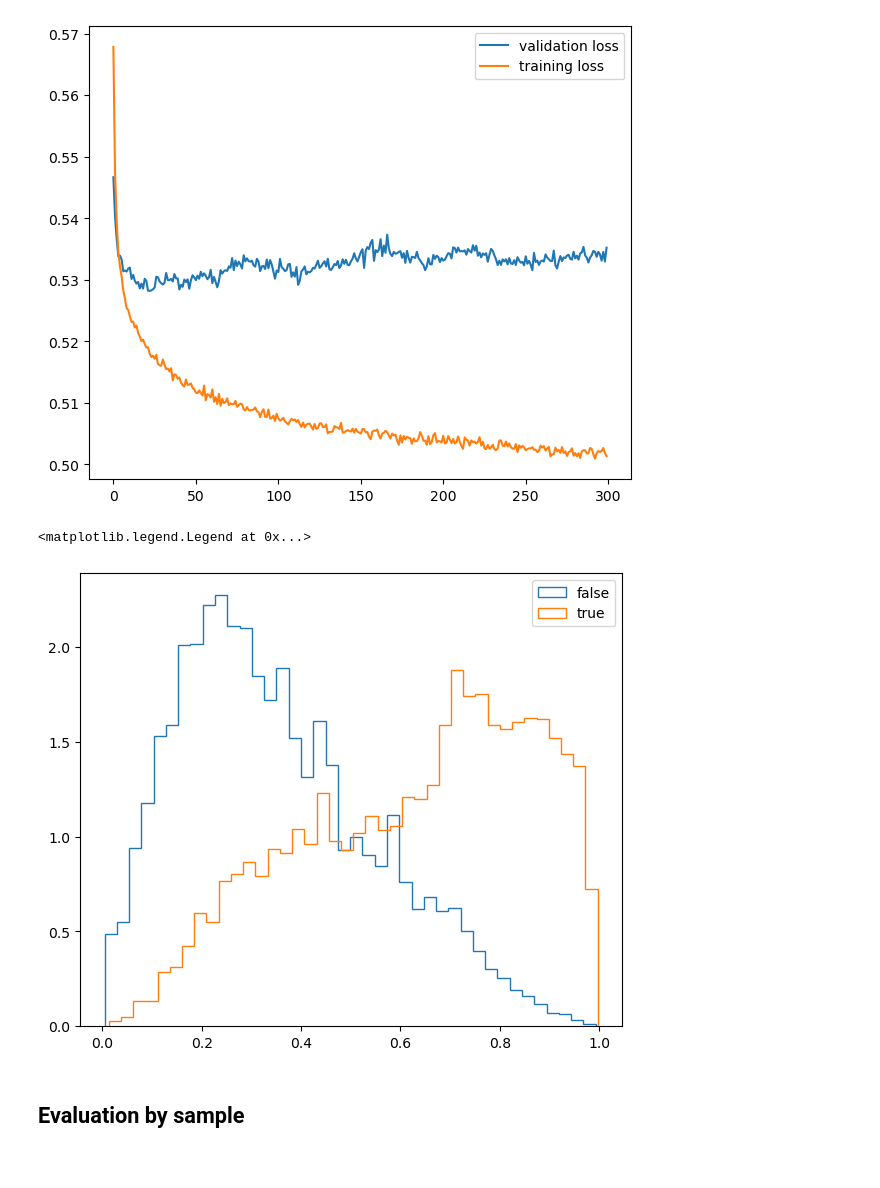
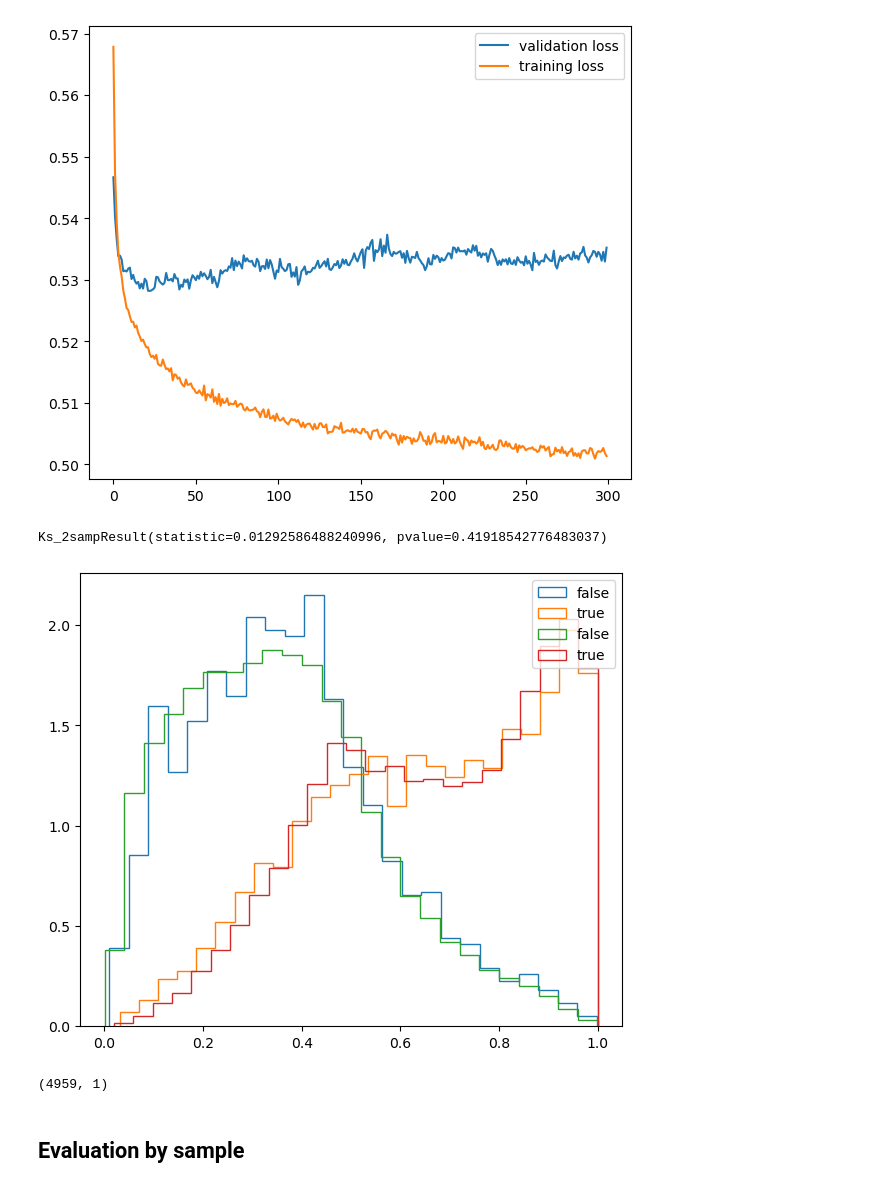
Before and after one commit to UniMiBAnalyses/ML_classification, a Jupyter notebook: Training_v1.ipynb, the cells around one changed output. Drawn from its saved outputs; the diff is of its cells as text; code cells hidden in the pictures.

Commit message:
vbsjjlnu - dnn model v8

```diff
--- a/Training_v1.ipynb
+++ b/Training_v1.ipynb
@@ -94,8 +96,8 @@ _ = plt.hist(W, bins=100, range=(0,2))
 Let's give 25% to validation (validation during training + test).
 The validation is then split in 50%-50% for training validation and final result
 # %%
-X_train, X_temp, y_train, y_temp, W_train, W_temp = train_test_split(X_scaled, Y,      W,      test_size=0.25)
-X_val,   X_test, y_val,   y_test, W_val,   W_test = train_test_split(X_temp,   y_temp, W_temp, test_size=0.5)
+X_train, X_temp, y_train, y_temp, W_train, W_temp = train_test_split(X_scaled, Y,      W,      test_size=0.4)
+X_val,   X_test, y_val,   y_test, W_val,   W_test = train_test_split(X_temp,   y_temp, W_temp, test_size=0.1)
 # %%
 print("Training dataset: ", X_train.shape)
 # %% [output]
@@ -110,11 +174,11 @@ validation_generator, steps_per_epoch_val   = balanced_batch_generator(X_val,
 # %%
 model = Sequential()
-model.add(Dense(100, input_dim=X_train.shape[1], activation="relu"))
-model.add(Dropout(0.3))
-model.add(Dense(80, activation="relu"))
-model.add(Dropout(0.3))
-model.add(Dense(50, activation="relu"))
-model.add(Dropout(0.3))
+model.add(Dense(50, input_dim=X_train.shape[1], activation="relu"))
+model.add(Dropout(0.2))
+#model.add(Dense(50, activation="relu"))
+#model.add(Dropout(0.2))
+model.add(Dense(30, activation="relu"))
+model.add(Dropout(0.2))
 model.add(Dense(1, activation="sigmoid"))
 
 model.compile(optimizer='adam',
@@ -187,6 +246,7 @@ history = model.fit_generator(
             steps_per_epoch=steps_per_epoch_train,
             validation_data = validation_generator,
             validation_steps = steps_per_epoch_val,
-            callbacks = [],
+            callbacks=[plot_losses],
+            #callbacks = [],
             )
 # %% [output]
@@ -250,15 +331,32 @@ plt.legend()
 <matplotlib.legend.Legend at 0x...>
 [figure]
 # %%
-results = model.predict(X_test, batch_size=2048)
+results_test  = model.predict(X_test, batch_size=2048)
 fig, ax1 = plt.subplots(figsize=(7,6), dpi=100)
-plt.hist(results[y_test==0],weights=W_test[y_test==0], bins=40,density=True, label="false", histtype="step")
-plt.hist(results[y_test==1],weights=W_test[y_test==1], bins=40, density=True, label="true", histtype="step")
+plt.hist(results_test[y_test==0],weights=W_test[y_test==0], bins=25, density=True, label="false", histtype="step")
+plt.hist(results_test[y_test==1],weights=W_test[y_test==1], bins=25, density=True, label="true", histtype="step")
+results_train = model.predict(X_train, batch_size=2048)
+plt.hist(results_train[y_train==0],weights=W_train[y_train==0], bins=25, density=True, label="false", histtype="step")
+plt.hist(results_train[y_train==1],weights=W_train[y_train==1], bins=25, density=True, label="true", histtype="step")
 #plt.yscale("log")
 plt.legend()
+
+#
+#
+
+#results_train[y_train==1]
+rtest  = [x[0] for x in results_test[y_test==1]]
+rtrain = [x[0] for x in results_train[y_train==1]]
+
+from scipy import stats
+scipy.stats.ks_2samp(rtrain, rtest)
 # %% [output]
-<matplotlib.legend.Legend at 0x...>
+Ks_2sampResult(statistic=0.01292586488240996, pvalue=0.41918542776483037)
-[figure, old version]
+[figure, new version]
+# %%
+results_test[y_test==1].shape
+# %% [output]
+(4959, 1)
 # %% [markdown]
 ## Evaluation by sample
 # %%
```
Also changed, not shown: parts of 10 cells of this notebook.
